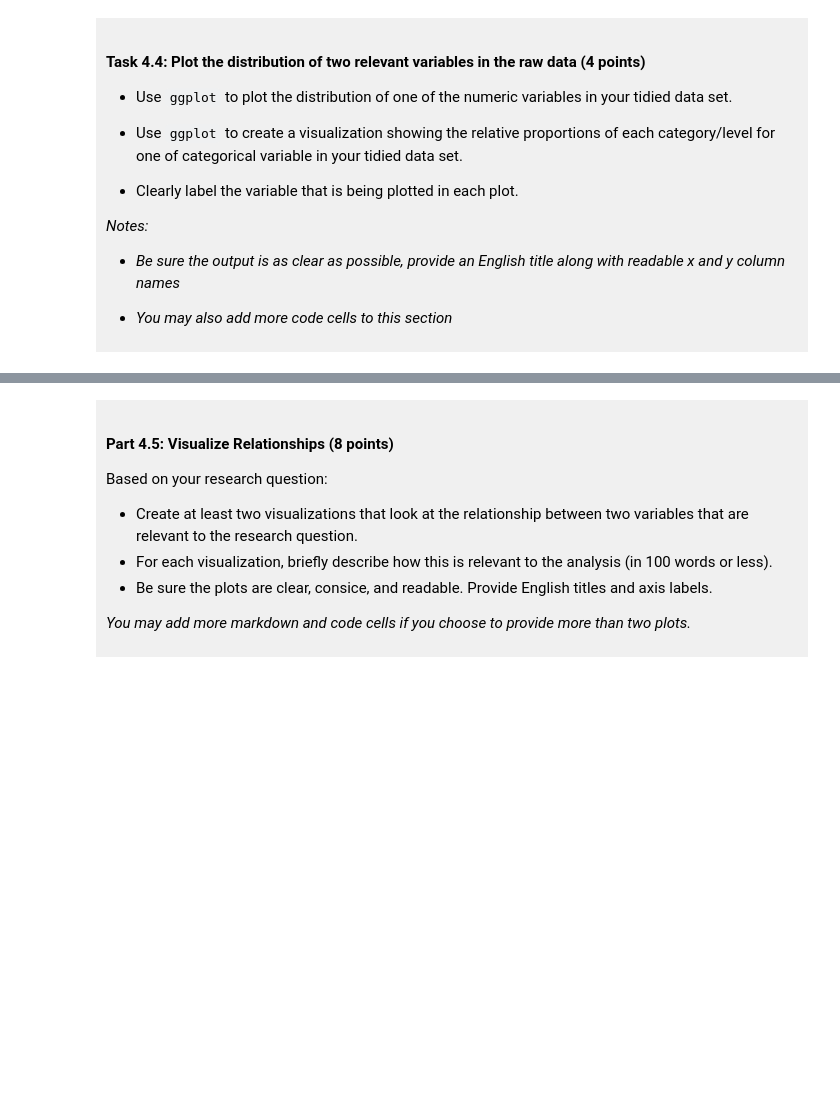
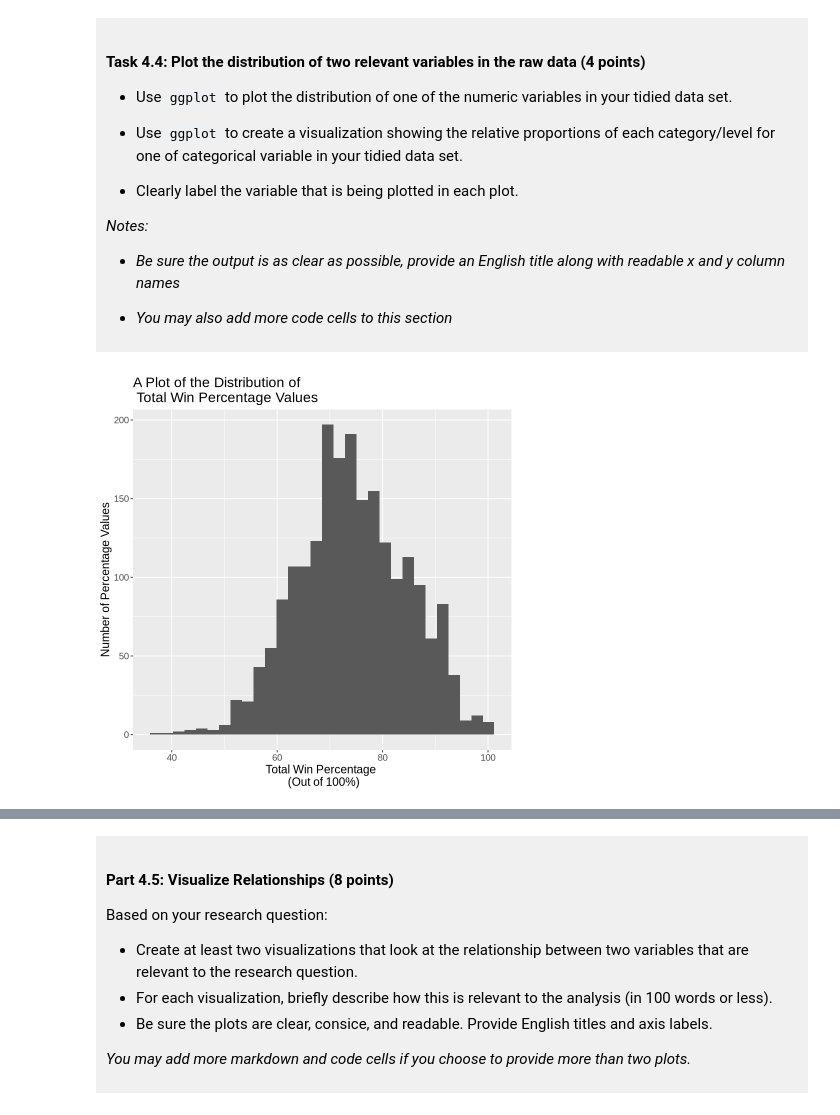
Before and after one commit to amyzhangdf39-glitch/dsci-100-project-amy-zhang, a Jupyter notebook: dsci-100-project-notebook.ipynb, the cells around one changed output, grey strips where cells are left out. Drawn from its saved outputs; the diff is of its cells as text; code cells hidden in the pictures; blank space fills up the shorter version.

Commit message:
Checkpoint C part 1
Did not finish 5.1 and parts of 4.5 and did not edit,
but rest is done

```diff
--- a/dsci-100-project-notebook.ipynb
+++ b/dsci-100-project-notebook.ipynb
@@ -311,5 +334,15 @@ You will refine your research question (if needed) and produce a tidy data set.
 
 </div>
 # %%
-### EDIT THIS CODE CELL FOR PLOT 1 ###
+# histogram plot for question 1: numeric variable
+
+bb_t_hist <- ggplot(bb_tidy_data, aes(x = total_wins_pct)) +
+                geom_histogram(bins = 30) +
+                labs(x = "Total Win Percentage \n (Out of 100%)", y = "Number of Percentage Values",
+                     title = "A Plot of the Distribution of \n Total Win Percentage Values") +
+                theme(text = element_text(size = 14))
+
+bb_t_hist
+# %% [output]
+[figure, added]
 # %%
```
Also changed, not shown: parts of 7 cells of this notebook.
